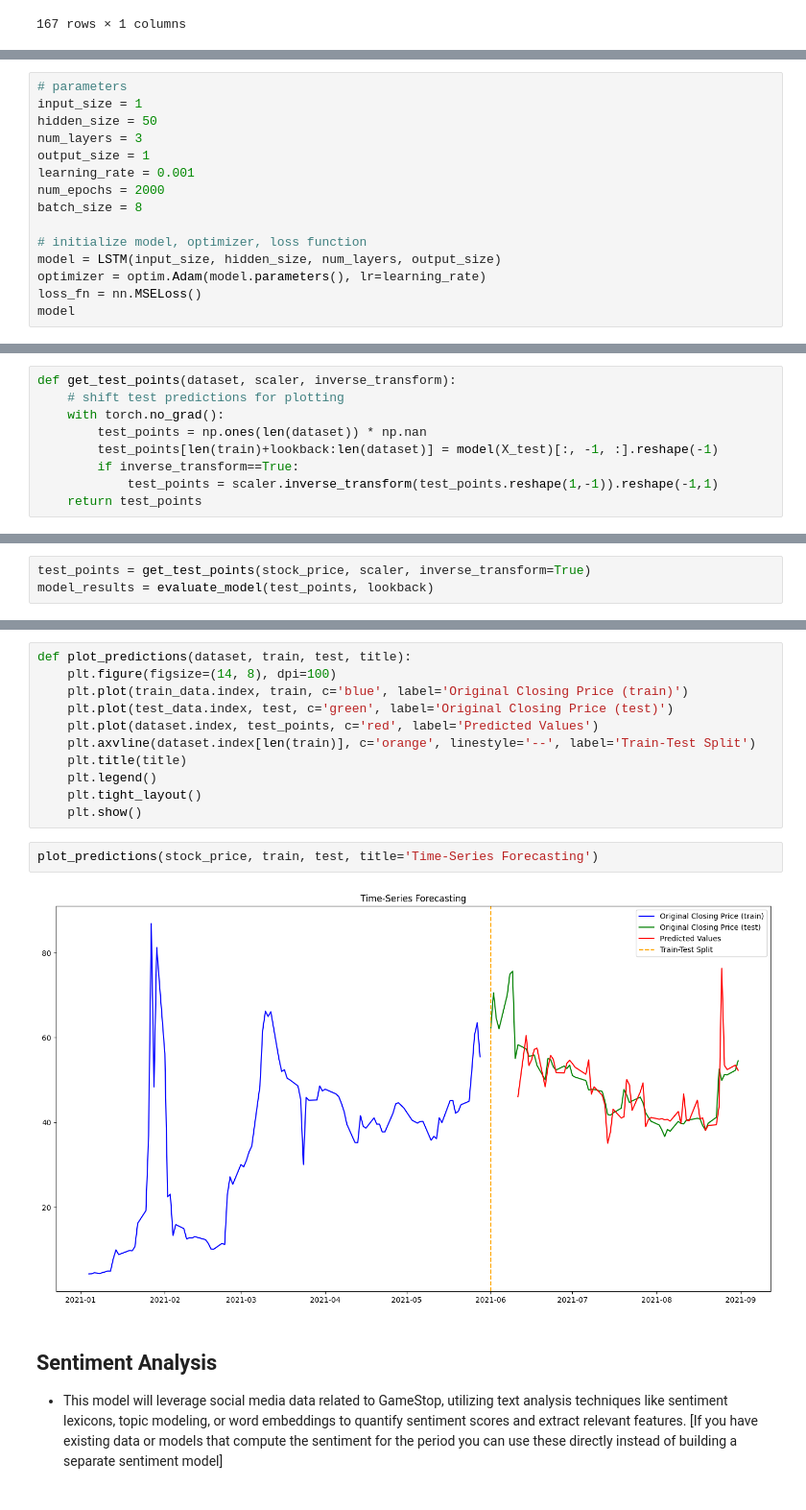
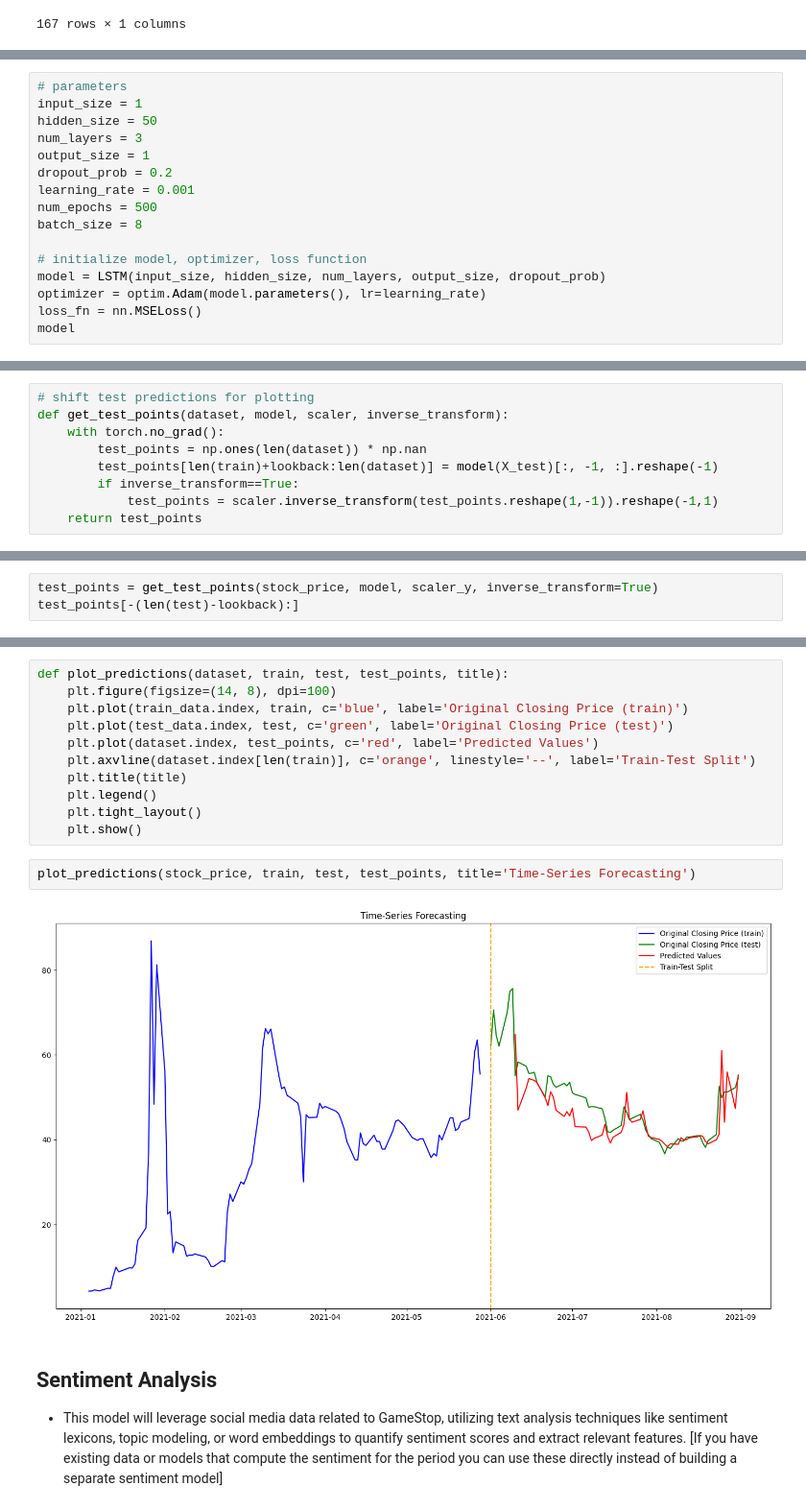
Before and after one commit to talktalki/ANLX, a Jupyter notebook: Assignment1/GME_stock_price_prediction.ipynb, the cells around one changed output, grey strips where cells are left out. Shown at 96% size. Saved outputs shown, nothing was run; the diff lists cells and outputs as text.

```diff
--- a/Assignment1/GME_stock_price_prediction.ipynb
+++ b/Assignment1/GME_stock_price_prediction.ipynb
@@ -180,12 +221,13 @@ input_size = 1
 hidden_size = 50
 num_layers = 3
 output_size = 1
+dropout_prob = 0.2
 learning_rate = 0.001
-num_epochs = 2000
+num_epochs = 500
 batch_size = 8
 
 # initialize model, optimizer, loss function
-model = LSTM(input_size, hidden_size, num_layers, output_size)
+model = LSTM(input_size, hidden_size, num_layers, output_size, dropout_prob)
 optimizer = optim.Adam(model.parameters(), lr=learning_rate)
 loss_fn = nn.MSELoss()
 model
@@ -283,6 +325,6 @@ plot_learning_curve()
 # %%
-def get_test_points(dataset, scaler, inverse_transform):
-    # shift test predictions for plotting
+# shift test predictions for plotting
+def get_test_points(dataset, model, scaler, inverse_transform):
     with torch.no_grad():
         test_points = np.ones(len(dataset)) * np.nan
         test_points[len(train)+lookback:len(dataset)] = model(X_test)[:, -1, :].reshape(-1)
@@ -328,3 +343,3 @@ array([[46.1278334 ],
 # %%
-test_points = get_test_points(stock_price, scaler, inverse_transform=True)
-model_results = evaluate_model(test_points, lookback)
+test_points = get_test_points(stock_price, model, scaler_y, inverse_transform=True)
+test_points[-(len(test)-lookback):]
@@ -331,5 +371,5 @@ model_results = evaluate_model(test_points, lookback)
 # %%
-def plot_predictions(dataset, train, test, title):
+def plot_predictions(dataset, train, test, test_points, title):
     plt.figure(figsize=(14, 8), dpi=100)
     plt.plot(train_data.index, train, c='blue', label='Original Closing Price (train)')
     plt.plot(test_data.index, test, c='green', label='Original Closing Price (test)')
@@ -340,9 +380,9 @@ def plot_predictions(dataset, train, test, title):
     plt.tight_layout()
     plt.show()
 # %%
-plot_predictions(stock_price, train, test, title='Time-Series Forecasting')
+plot_predictions(stock_price, train, test, test_points, title='Time-Series Forecasting')
 # %% [output]
-[figure, old version]
+[figure, new version]
 # %% [markdown]
 ## Sentiment Analysis
 - This model will leverage social media data related to GameStop, utilizing text analysis techniques like sentiment lexicons, topic modeling, or word embeddings to quantify sentiment scores and extract relevant features.
```
Also changed, not shown: parts of 54 cells of this notebook.
